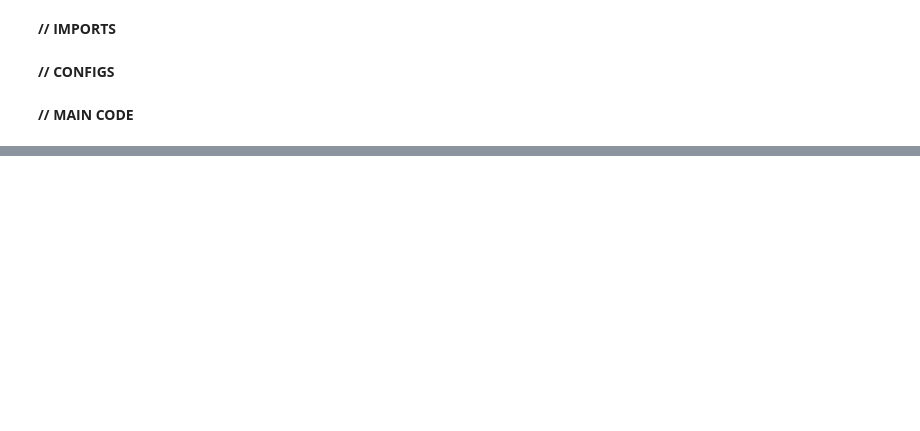
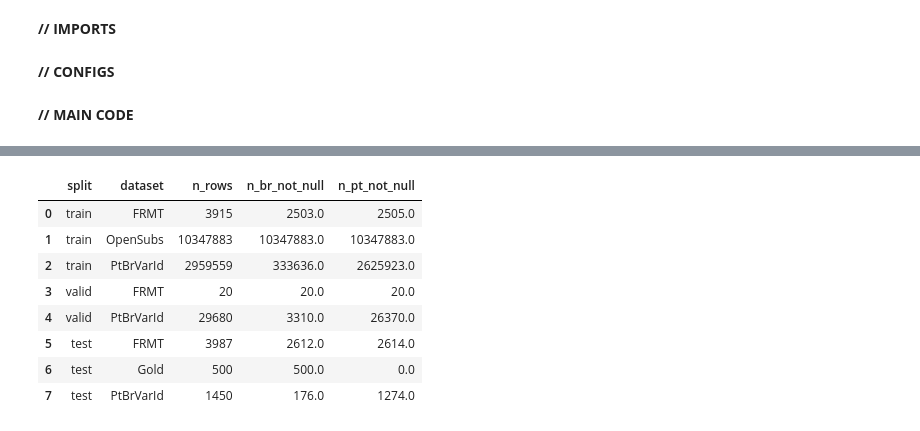
Before and after one commit to laiarodrigo/Thesis, a Jupyter notebook: eda's/11_all_data_statistics.ipynb, the cells around one changed output, grey strips where cells are left out. Saved outputs shown, nothing was run; the diff lists cells and outputs as text; code cells hidden in the pictures; blank space fills up the shorter version.

```diff
--- a/eda's/11_all_data_statistics.ipynb
+++ b/eda's/11_all_data_statistics.ipynb
@@ -392,0 +74,40 @@ plt.show()
+# %%
+# train_data has both train + valid, distinguished by `split`
+per_dataset_train = con.execute("""
+    SELECT
+        split,               -- 'train' or 'valid'
+        dataset,
+        COUNT(*)                          AS n_rows,
+        SUM(text_pt_br IS NOT NULL)       AS n_br_not_null,
+        SUM(text_pt_pt IS NOT NULL)       AS n_pt_not_null
+    FROM train_data
+    GROUP BY split, dataset
+    ORDER BY split, dataset;
+""").df()
+
+# test_data usually only has test, so we inject split='test'
+per_dataset_test = con.execute("""
+    SELECT
+        'test' AS split,
+        dataset,
+        COUNT(*)                          AS n_rows,
+        SUM(text_pt_br IS NOT NULL)       AS n_br_not_null,
+        SUM(text_pt_pt IS NOT NULL)       AS n_pt_not_null
+    FROM test_data
+    GROUP BY dataset
+    ORDER BY dataset;
+""").df()
+
+import pandas as pd
+per_dataset = pd.concat([per_dataset_train, per_dataset_test], ignore_index=True)
+per_dataset
+# %% [output]
+|  | split | dataset | n_rows | n_br_not_null | n_pt_not_null |
+| 0 | train | FRMT | 3915 | 2503.0 | 2505.0 |
+| 1 | train | OpenSubs | 10347883 | 10347883.0 | 10347883.0 |
+| 2 | train | PtBrVarId | 2959559 | 333636.0 | 2625923.0 |
+| 3 | valid | FRMT | 20 | 20.0 | 20.0 |
+| 4 | valid | PtBrVarId | 29680 | 3310.0 | 26370.0 |
+| 5 | test | FRMT | 3987 | 2612.0 | 2614.0 |
+| 6 | test | Gold | 500 | 500.0 | 0.0 |
+| 7 | test | PtBrVarId | 1450 | 176.0 | 1274.0 |
```
Also changed, not shown: parts of 12 cells of this notebook, 2 other files.
